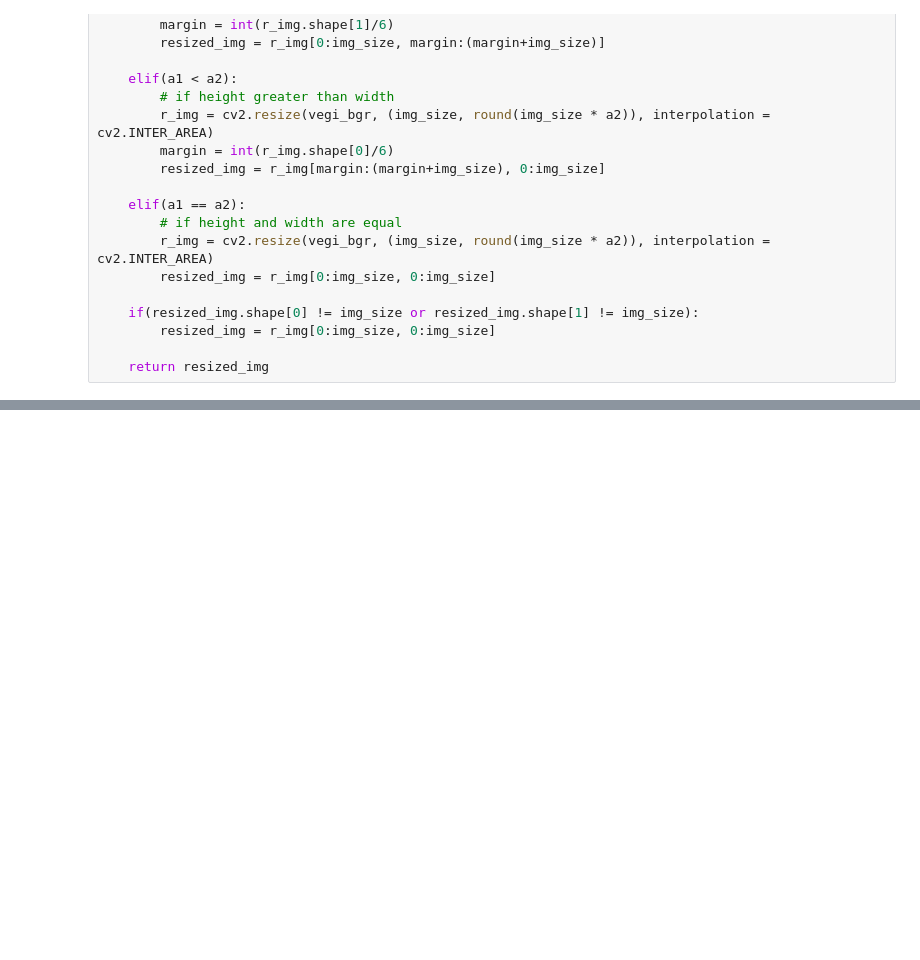
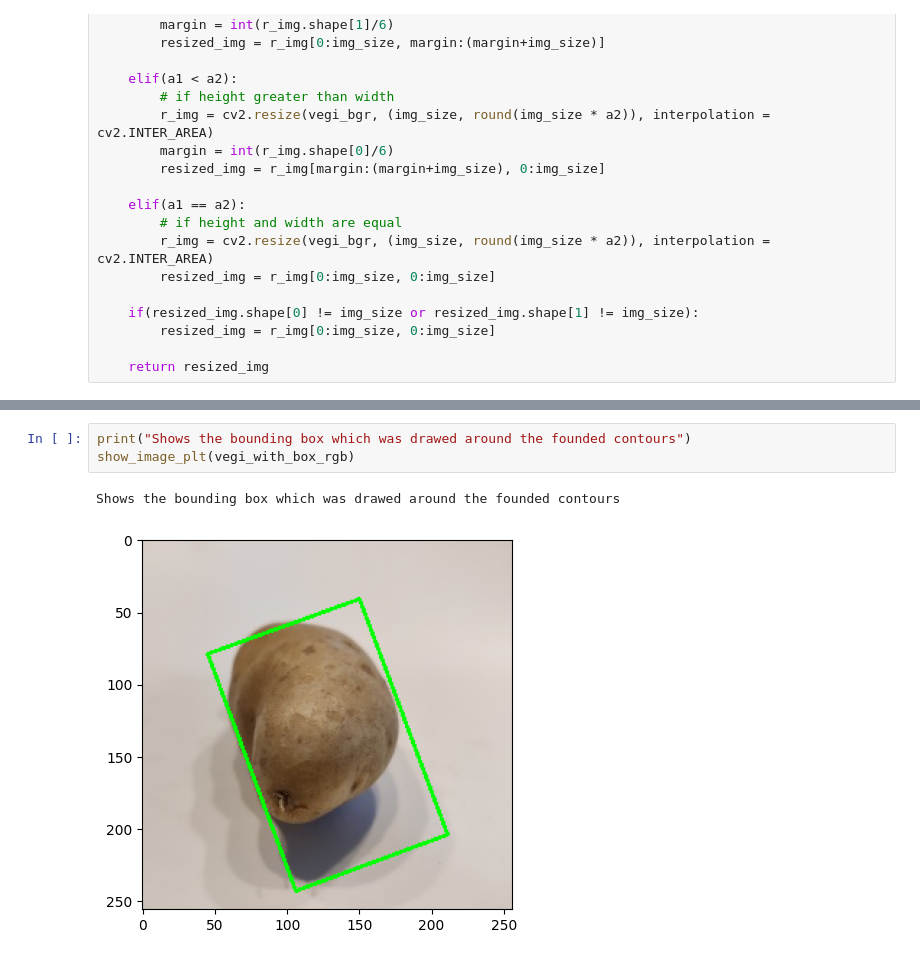
Before and after one commit to leons1396/AI_project, a Jupyter notebook: Delivery/presentation/image_processing.ipynb, the cells around one changed output, grey strips where cells are left out. Drawn from its saved outputs; the diff is of its cells as text; blank space fills up the shorter version.

```diff
--- a/Delivery/presentation/image_processing.ipynb
+++ b/Delivery/presentation/image_processing.ipynb
@@ -367,0 +309,6 @@ for i, path in enumerate(paths):
+# %%
+print("Shows the bounding box which was drawed around the founded contours")
+show_image_plt(vegi_with_box_rgb)
+# %% [output]
+Shows the bounding box which was drawed around the founded contours
+[figure, added]
```
Also changed, not shown: parts of 7 cells of this notebook, 1 other file.
